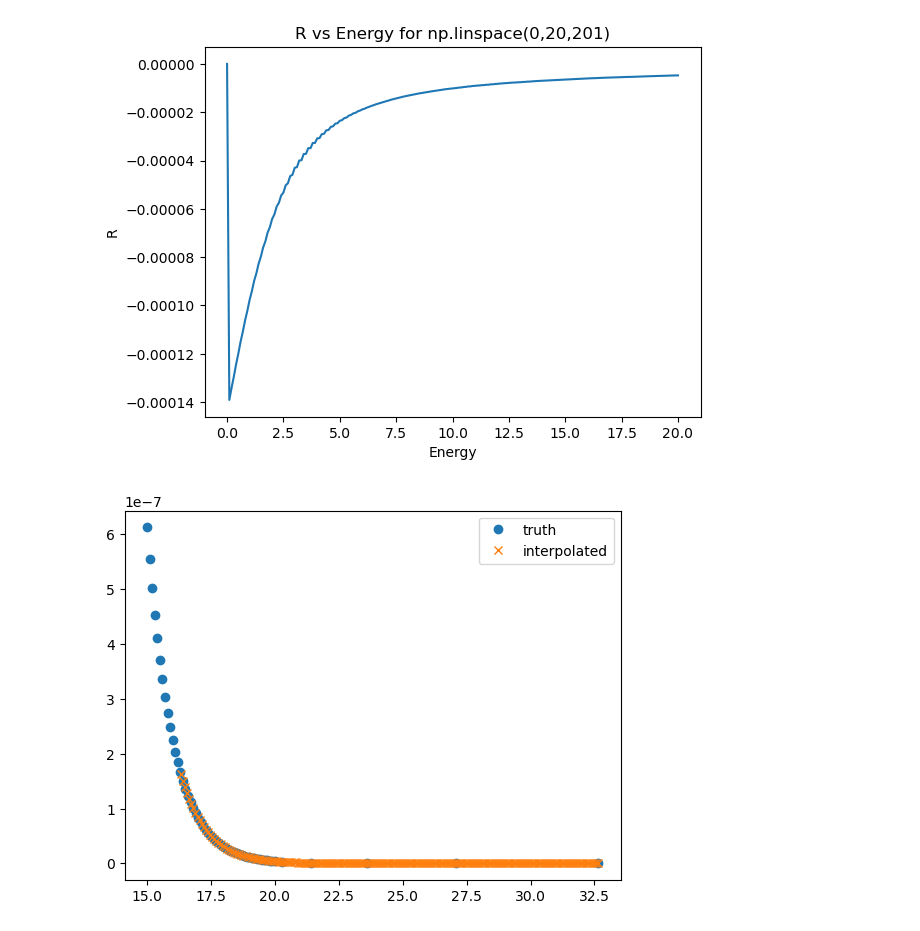
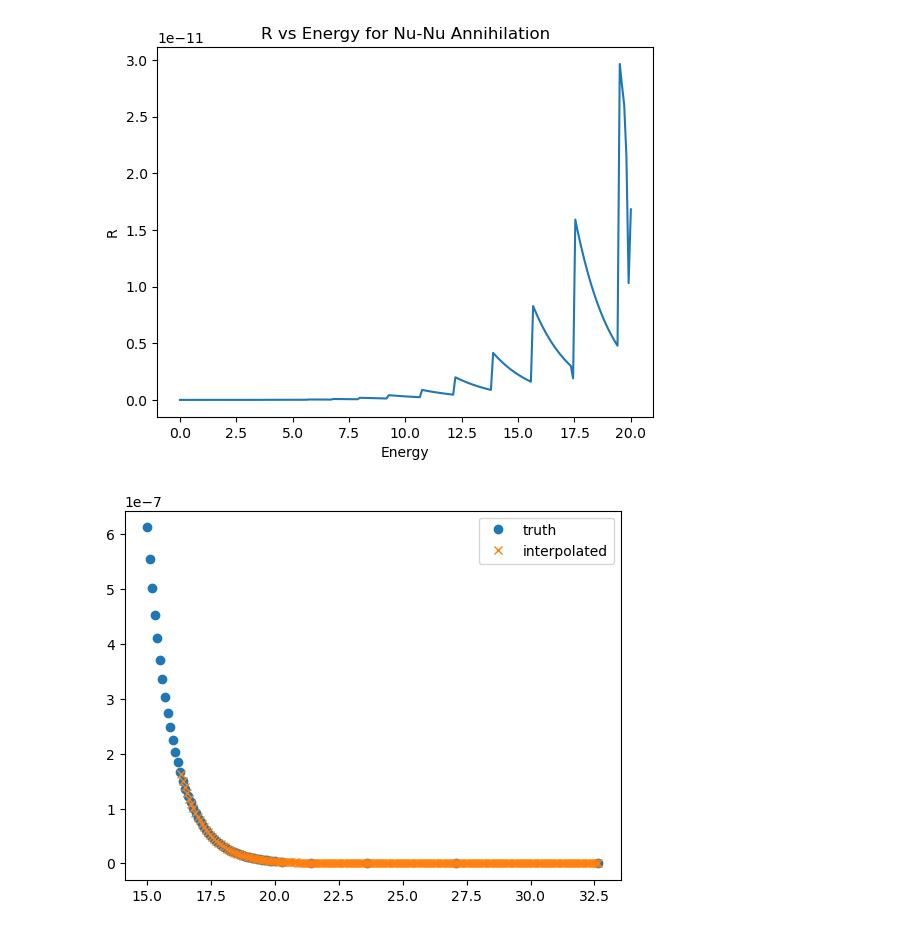
Before and after one commit to nuLABatUSD/QKESolveCPP, a Jupyter notebook: analyze_R.ipynb, the cells around one changed output. Cells and saved outputs as stored; diff of their text form; code cells hidden in the pictures.

Commit message:
added nu nu annihilation integral

```diff
--- a/analyze_R.ipynb
+++ b/analyze_R.ipynb
@@ -5,9 +5,9 @@ import matplotlib.pyplot as plt
 import math
 # %%
 R = np.array(pd.read_csv("R_vals.csv",header=None))
-eps = np.linspace(0,20,201)
+eps = np.linspace(0,20,204)
 # %%
-numthings = 201
+numthings = 204
 R_array = np.zeros(numthings)
 
 for i in range(numthings):
@@ -15,11 +15,11 @@ for i in range(numthings):
 # %%
 plt.figure()
 plt.plot(eps, R_array)
 plt.xlabel("Energy")
 plt.ylabel("R")
-plt.title("R vs Energy for np.linspace(0,20,201)")
+plt.title(f"R vs Energy for Nu-Nu Annihilation")
 plt.show()
 # %% [output]
-[figure, old version]
+[figure, new version]
 # %%
 eps_vals=[0, 0.1, 0.2, 0.3, 0.4, 0.5, 0.6, 0.7, 0.8, 0.9, 1, 1.1, 1.2, 1.3, 1.4, 1.5, 1.6, 1.7, 1.8, 1.9, 2, 2.1, 2.2, 2.3, 2.4, 2.5, 2.6, 2.7, 2.8, 2.9, 3, 3.1, 3.2, 3.3, 3.4, 3.5, 3.6, 3.7, 3.8, 3.9, 4, 4.1, 4.2, 4.3, 4.4, 4.5, 4.6, 4.7, 4.8, 4.9, 5, 5.1, 5.2, 5.3, 5.4, 5.5, 5.6, 5.7, 5.8, 5.9, 6, 6.1, 6.2, 6.3, 6.4, 6.5, 6.6, 6.7, 6.8, 6.9, 7, 7.1, 7.2, 7.3, 7.4, 7.5, 7.6, 7.7, 7.8, 7.9, 8, 8.1, 8.2, 8.3, 8.4, 8.5, 8.6, 8.7, 8.8, 8.9, 9, 9.1, 9.2, 9.3, 9.4, 9.5, 9.6, 9.7, 9.8, 9.9, 10, 10.1, 10.2, 10.3, 10.4, 10.5, 10.6, 10.7, 10.8, 10.9, 11, 11.1, 11.2, 11.3, 11.4, 11.5, 11.6, 11.7, 11.8, 11.9, 12, 12.1, 12.2, 12.3, 12.4, 12.5, 12.6, 12.7, 12.8, 12.9, 13, 13.1, 13.2, 13.3, 13.4, 13.5, 13.6, 13.7, 13.8, 13.9, 14, 14.1, 14.2, 14.3, 14.4, 14.5, 14.6, 14.7, 14.8, 14.9, 15, 15.1, 15.2, 15.3, 15.4, 15.5, 15.6, 15.7, 15.8, 15.9, 16, 16.1, 16.2, 16.3, 16.4, 16.5, 16.6, 16.7, 16.8, 16.9, 17, 17.1, 17.2, 17.3, 17.4, 17.5, 17.6, 17.7, 17.8, 17.9, 18, 18.1, 18.2, 18.3, 18.4, 18.5, 18.6, 18.7, 18.8, 18.9, 19, 19.1, 19.2, 19.3, 19.4, 19.5, 19.6, 19.7, 19.8, 19.9, 20, 20.2636, 21.4134, 23.5964, 27.0858, 32.6408]
```
Also changed, not shown: 4 other files.
